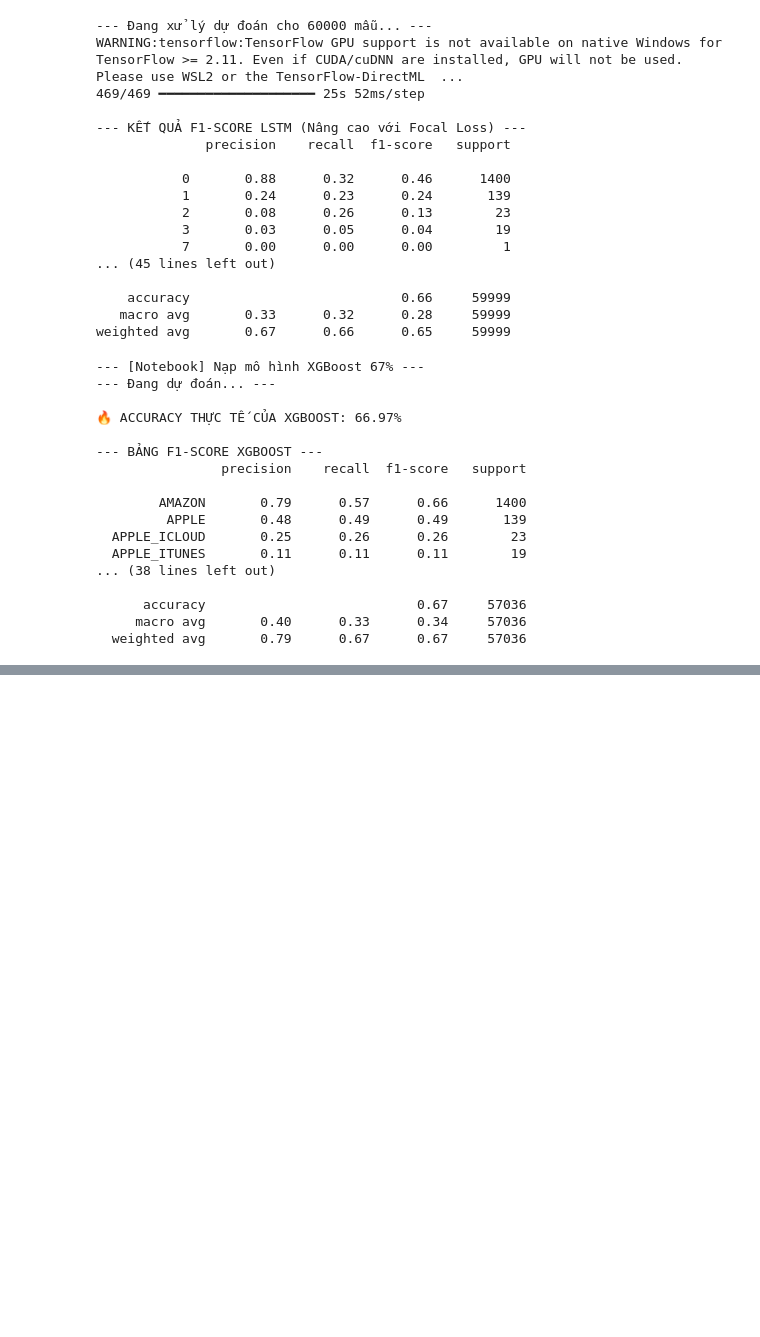
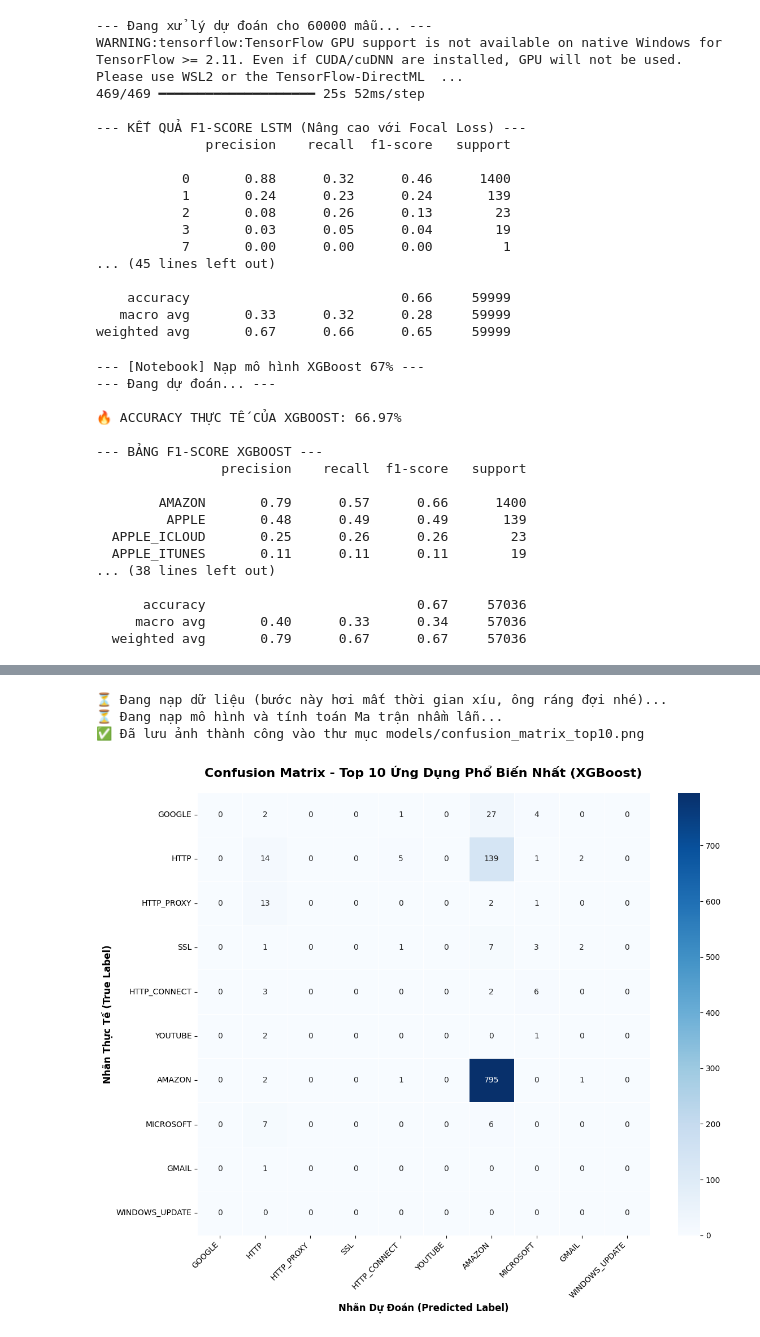
Before and after one commit to bmanh812/Network-Traffic-Classification, a Jupyter notebook: notebooks/Notebook.ipynb, the cells around one changed output, grey strips where cells are left out. Saved outputs shown, nothing was run; the diff lists cells and outputs as text; code cells hidden in the pictures; blank space fills up the shorter version.

```diff
--- a/notebooks/Notebook.ipynb
+++ b/notebooks/Notebook.ipynb
@@ -277,0 +279,65 @@ ModuleNotFoundError: No module named 'src'
+# %%
+import sys
+import os
+import matplotlib.pyplot as plt
+import seaborn as sns
+from sklearn.metrics import confusion_matrix
+import numpy as np
+import pandas as pd
+from xgboost import XGBClassifier
+import joblib
+
+# Chỉ đường cho thư mục src
+root_path = os.path.abspath(os.path.join(os.getcwd(), '..'))
+if root_path not in sys.path:
+    sys.path.append(root_path)
+
+from src.data_loader import load_and_preprocess
+
+print("⏳ Đang nạp dữ liệu (bước này hơi mất thời gian xíu, ông ráng đợi nhé)...")
+# Tải dữ liệu để tạo X_test_s và y_test
+_, X_test_s, _, y_test, _, _ = load_and_preprocess('../data/Dataset-Unicauca-Version2-87Atts.csv')
+
+print("⏳ Đang nạp mô hình và tính toán Ma trận nhầm lẫn...")
+# Khởi tạo và nạp trọng số XGBoost
+model = XGBClassifier()
+model.load_model('../models/best_xgboost_model.json')
+
+# Nạp bộ dịch nhãn để lấy tên chữ của ứng dụng
+le_final = joblib.load('../models/label_encoder_xgboost.pkl')
+
+# 1. Chạy dự đoán bằng XGBoost
+y_pred_xgb = model.predict(X_test_s)
+
+# 2. Tìm ra Top 10 ứng dụng xuất hiện nhiều nhất trong tập Test
+top_10_labels = pd.Series(y_test).value_counts().head(10).index.tolist()
+
+# Lấy tên bằng CHỮ của 10 ứng dụng này
+top_10_names = [str(le_final.classes_[int(i)]) for i in top_10_labels]
+
+# 3. Tạo Ma trận nhầm lẫn CHỈ cho 10 ứng dụng này
+cm_top10 = confusion_matrix(y_test, y_pred_xgb, labels=top_10_labels)
+
+# 4. Vẽ đồ thị (Heatmap) cực xịn
+plt.figure(figsize=(12, 10))
+sns.heatmap(cm_top10, annot=True, fmt='d', cmap='Blues',
+            xticklabels=top_10_names,
+            yticklabels=top_10_names,
+            linewidths=.5)
+
+plt.title('Confusion Matrix - Top 10 Ứng Dụng Phổ Biến Nhất (XGBoost)', fontsize=16, fontweight='bold', pad=20)
+plt.ylabel('Nhãn Thực Tế (True Label)', fontsize=12, fontweight='bold')
+plt.xlabel('Nhãn Dự Đoán (Predicted Label)', fontsize=12, fontweight='bold')
+plt.xticks(rotation=45, ha='right')
+
+# Lưu ảnh lại để tẹo nhét vào Word báo cáo
+plt.tight_layout()
+plt.savefig('../models/confusion_matrix_top10.png', dpi=300)
+print("✅ Đã lưu ảnh thành công vào thư mục models/confusion_matrix_top10.png")
+
+plt.show()
+# %% [output]
+⏳ Đang nạp dữ liệu (bước này hơi mất thời gian xíu, ông ráng đợi nhé)...
+⏳ Đang nạp mô hình và tính toán Ma trận nhầm lẫn...
+✅ Đã lưu ảnh thành công vào thư mục models/confusion_matrix_top10.png
+[figure, added]
```
Also changed, not shown: parts of 2 cells of this notebook, 4 other files.
